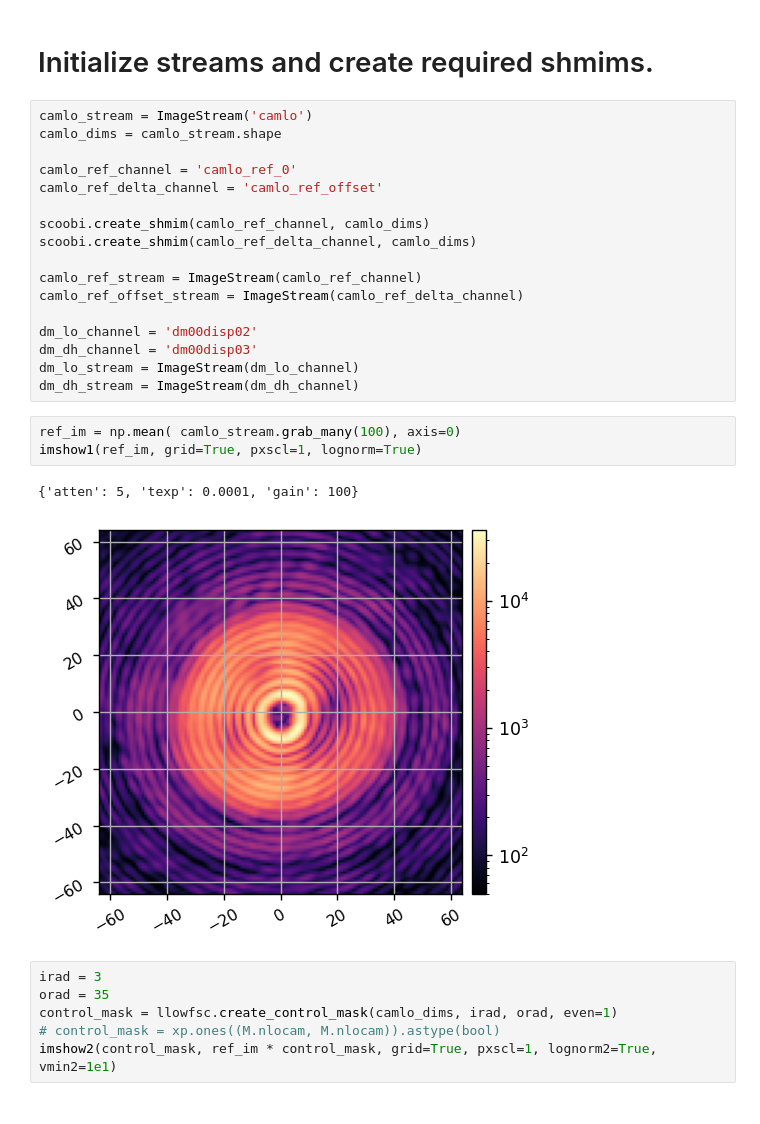
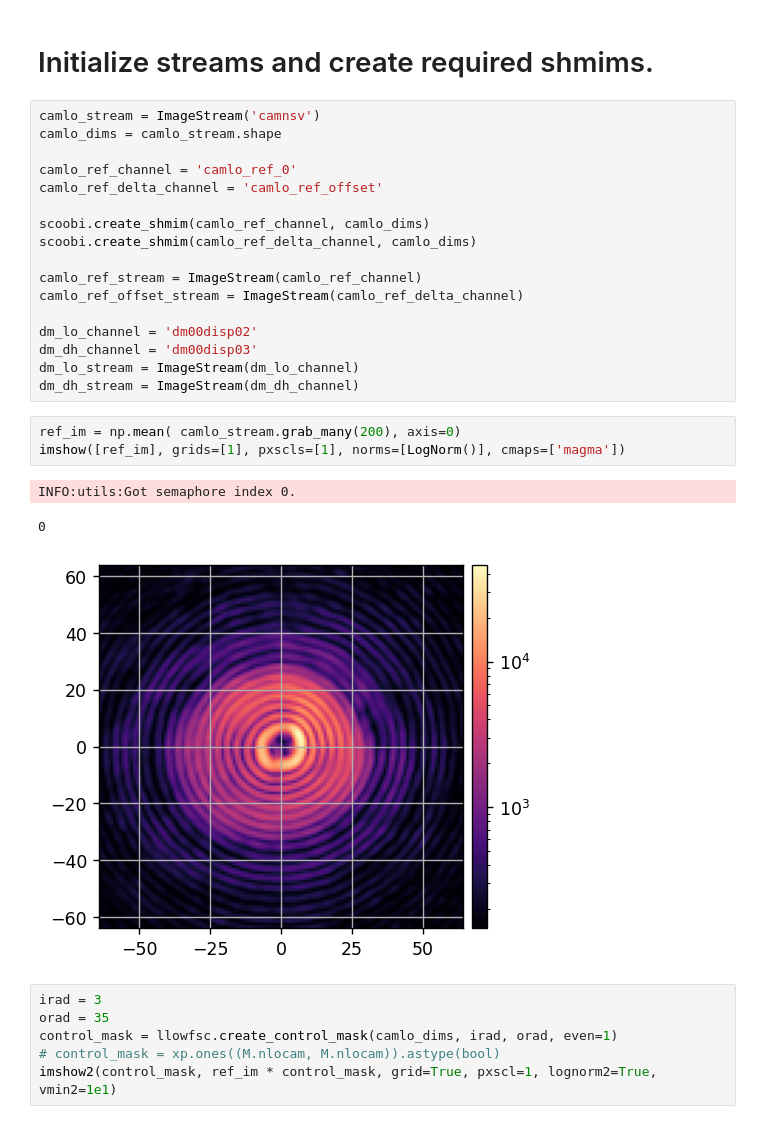
Before and after one commit to kian1377/scoob-llowfsc, a Jupyter notebook: exp-notebooks/run_llowfsc_offsetting.ipynb, the cells around one changed output. Drawn from its saved outputs; the diff is of its cells as text.

```diff
--- a/exp-notebooks/run_llowfsc_offsetting.ipynb
+++ b/exp-notebooks/run_llowfsc_offsetting.ipynb
@@ -87,7 +84,7 @@ roi_region_h, roi_region_w, roi_region_x, vcropoffset  = (128, 128, 2602, 2512)
 # %% [markdown]
 # Initialize streams and create required shmims.
 # %%
-camlo_stream = ImageStream('camlo')
+camlo_stream = ImageStream('camnsv')
 camlo_dims = camlo_stream.shape
 
 camlo_ref_channel = 'camlo_ref_0'
@@ -104,11 +101,12 @@ dm_dh_channel = 'dm00disp03'
 dm_lo_stream = ImageStream(dm_lo_channel)
 dm_dh_stream = ImageStream(dm_dh_channel)
 # %%
-ref_im = np.mean( camlo_stream.grab_many(100), axis=0)
-imshow1(ref_im, grid=True, pxscl=1, lognorm=True)
+ref_im = np.mean( camlo_stream.grab_many(200), axis=0)
+imshow([ref_im], grids=[1], pxscls=[1], norms=[LogNorm()], cmaps=['magma'])
 # %% [output]
-{'atten': 5, 'texp': 0.0001, 'gain': 100}
+INFO:utils:Got semaphore index 0.
+0
-[figure, old version]
+[figure, new version]
 # %%
 irad = 3
 orad = 35
```
Also changed, not shown: parts of 6 cells of this notebook, 7 other files.
